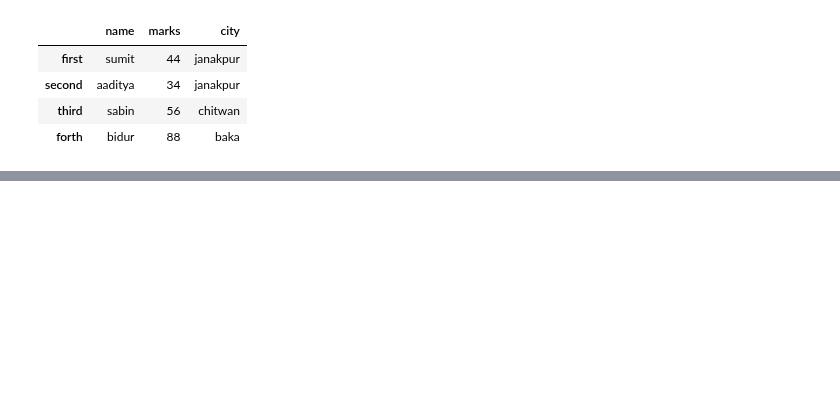
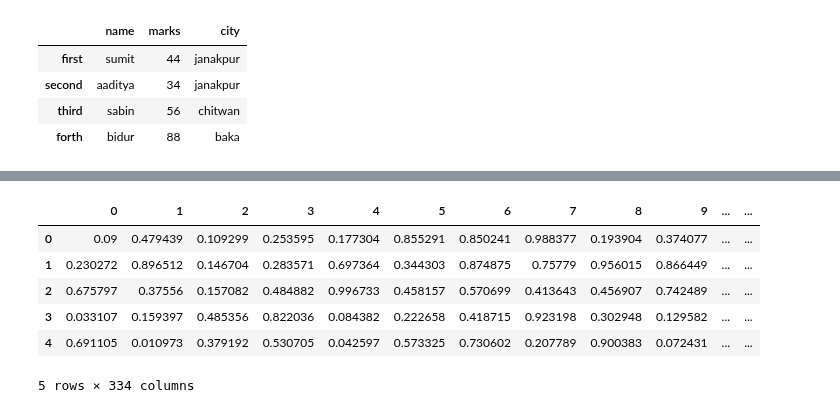
Before and after one commit to sumitsah250/python, a Jupyter notebook: pandas/Untitled-1.ipynb, the cells around one changed output, grey strips where cells are left out. Drawn from its saved outputs; the diff is of its cells as text; code cells hidden in the pictures; blank space fills up the shorter version.

```diff
--- a/pandas/Untitled-1.ipynb
+++ b/pandas/Untitled-1.ipynb
@@ -168,0 +194,3 @@ p
+# %%
+newdf = pd.DataFrame(np.random.rand(334,5),index=np.arange(334))
+newdf
@@ -168,0 +211,3 @@ p
+# %%
+newdf[0][0]="sumit"
+newdf
@@ -168,0 +274,3 @@ p
+# %%
+newdf[0][0]=0.09
+newdf.to_numpy()
@@ -168,0 +291,10 @@ p
+# %%
+newdf.T  # performs the transpose function
+# %% [output]
+|  | 0 | 1 | 2 | 3 | 4 | 5 | 6 | 7 | 8 | 9 | ... | ... |
+| 0 | 0.09 | 0.479439 | 0.109299 | 0.253595 | 0.177304 | 0.855291 | 0.850241 | 0.988377 | 0.193904 | 0.374077 | ... | ... |
+| 1 | 0.230272 | 0.896512 | 0.146704 | 0.283571 | 0.697364 | 0.344303 | 0.874875 | 0.75779 | 0.956015 | 0.866449 | ... | ... |
+| 2 | 0.675797 | 0.37556 | 0.157082 | 0.484882 | 0.996733 | 0.458157 | 0.570699 | 0.413643 | 0.456907 | 0.742489 | ... | ... |
+| 3 | 0.033107 | 0.159397 | 0.485356 | 0.822036 | 0.084382 | 0.222658 | 0.418715 | 0.923198 | 0.302948 | 0.129582 | ... | ... |
+| 4 | 0.691105 | 0.010973 | 0.379192 | 0.530705 | 0.042597 | 0.573325 | 0.730602 | 0.207789 | 0.900383 | 0.072431 | ... | ... |
+5 rows × 334 columns
```
Also changed, not shown: parts of 27 cells of this notebook, 4 other files.
